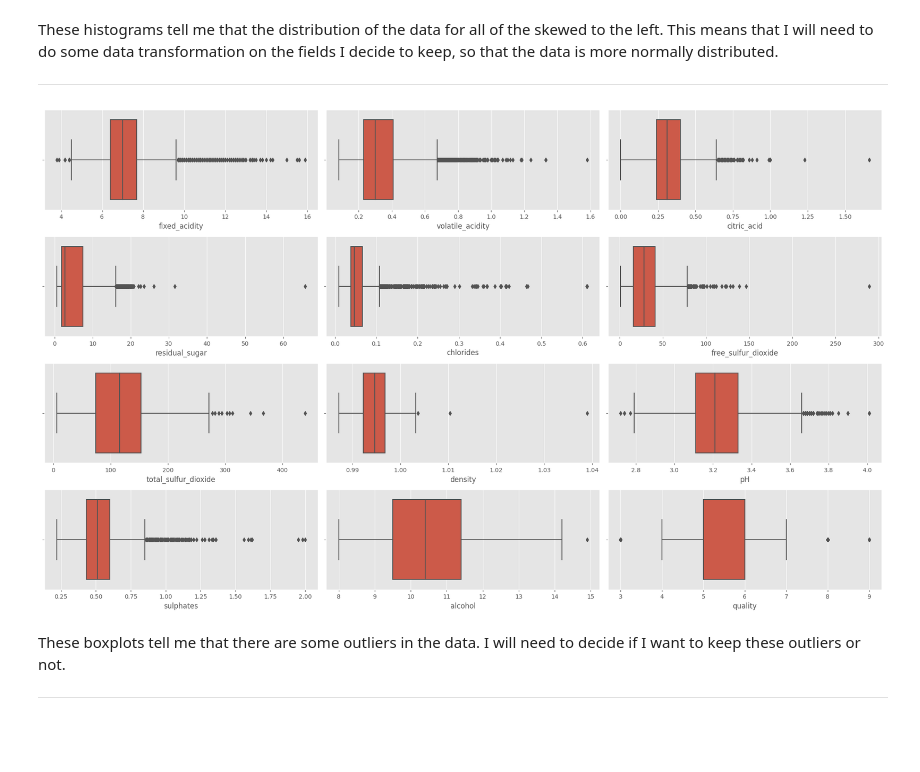
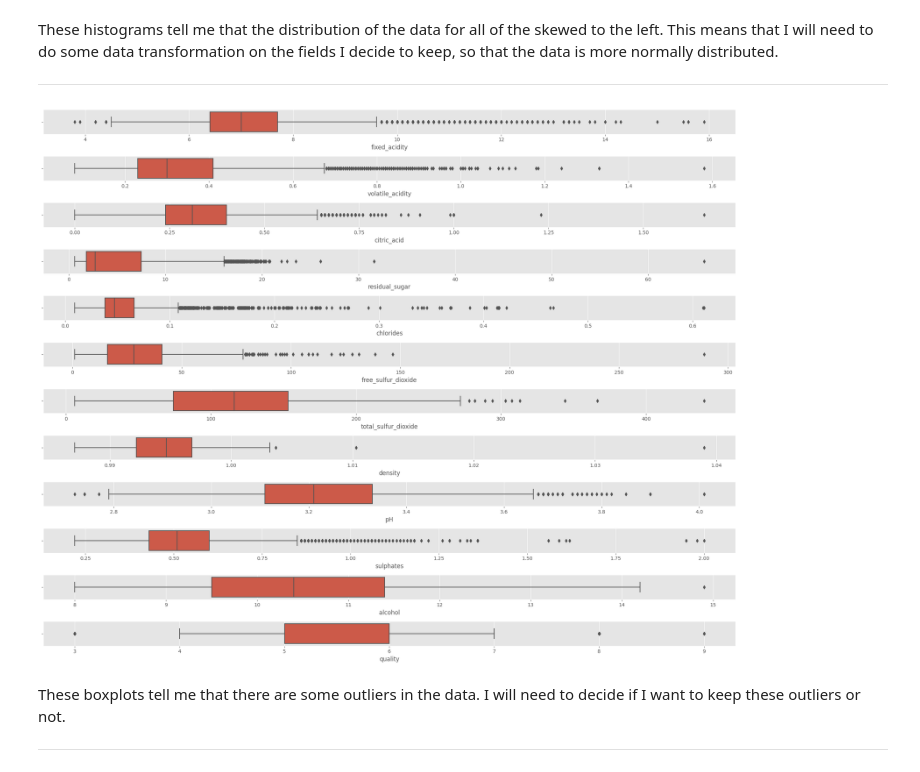
Before and after one commit to zS1L3NT/mldp, a Jupyter notebook: main.ipynb, the cells around one changed output. Drawn from its saved outputs; the diff is of its cells as text; code cells hidden in the pictures; blank space fills up the shorter version.

```diff
--- a/main.ipynb
+++ b/main.ipynb
@@ -105,6 +107,9 @@ df.describe(include="object")
 | unique | 2 |
 | top | white |
 | freq | 3961 |
+# %%
+numeric_features = df.select_dtypes(exclude="object")
+categorial_features = df.select_dtypes(include="object")
 # %% [markdown]
 <hr />
 
@@ -113,5 +118,5 @@ df.describe(include="object")
 fig, axes = plt.subplots(4, 3, figsize=(20, 16), tight_layout=True)
 
 for i, ax in enumerate(axes.flat):
-    sns.kdeplot(df.select_dtypes(exclude="object").iloc[:, i], ax=ax)
+    sns.kdeplot(numeric_features.iloc[:, i], fill=True, ax=ax)
 # %% [output]
@@ -121,12 +126,12 @@ These histograms tell me that the distribution of the data for all of the skewed
 
 <hr />
 # %%
-fig, axes = plt.subplots(4, 3, figsize=(20, 12), tight_layout=True)
+fig, axes = plt.subplots(12, 1, figsize=(20, 16), tight_layout=True)
 
 for i, ax in enumerate(axes.flat):
-    sns.boxplot(x=df[df.select_dtypes(exclude="object").columns.array[i]], ax=ax)
+    sns.boxplot(x=df[numeric_features.columns[i]], ax=ax)
 # %% [output]
-[figure, old version]
+[figure, new version]
 # %% [markdown]
 These boxplots tell me that there are some outliers in the data. I will need to decide if I want to keep these outliers or not.
 
```
Also changed, not shown: parts of 45 cells of this notebook.
